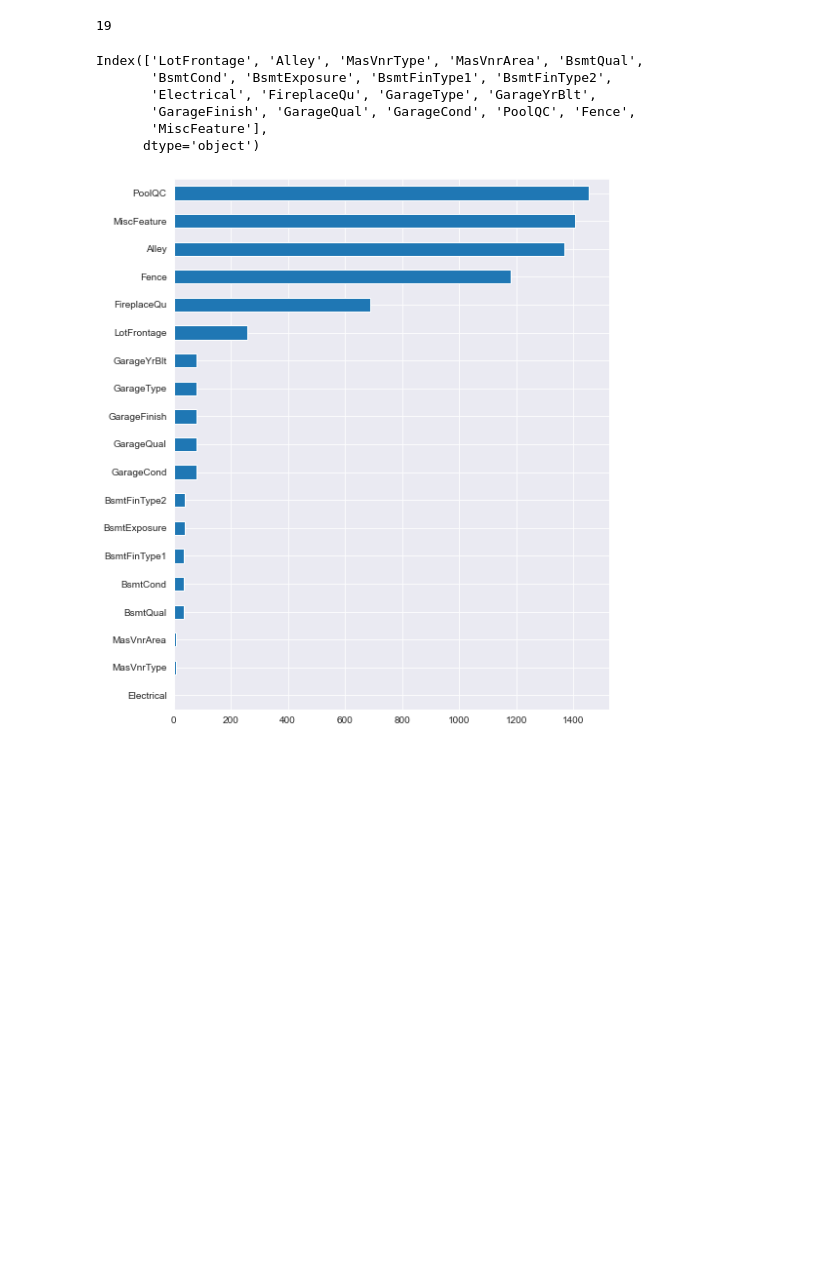
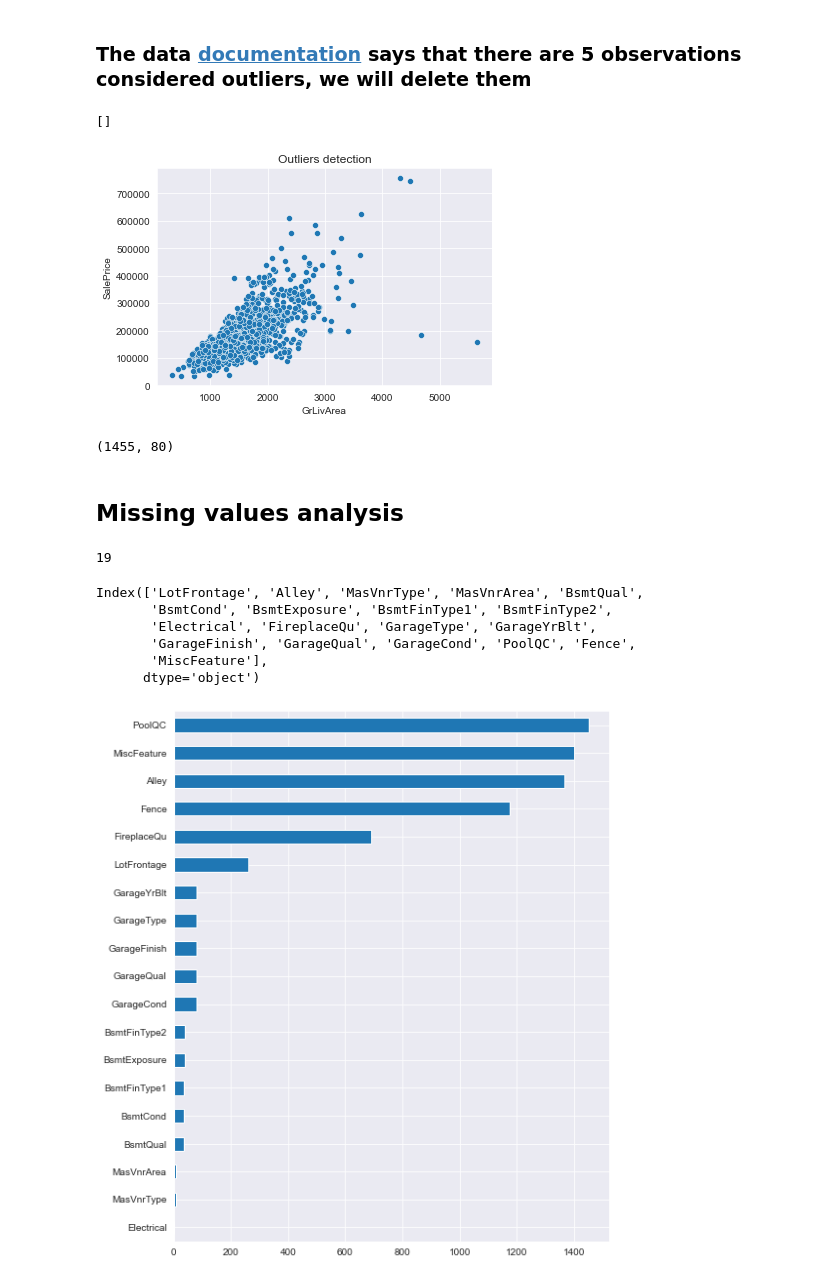
Before and after one commit to Inciarte/Projects-, a Jupyter notebook: House_prices.ipynb, the cells around one changed output. Saved outputs shown, nothing was run; the diff lists cells and outputs as text; code cells hidden in the pictures; blank space fills up the shorter version.

Commit message:
Price prediction of houses
2nd version. Although some models scored very well, a lot can be done.

```diff
--- a/House_prices.ipynb
+++ b/House_prices.ipynb
@@ -40,3 +53,23 @@ Train Shape: (1460, 81)
+# %% [markdown]
+### The data [documentation](https://ww2.amstat.org/publications/jse/v19n3/decock.pdf) says that there are 5 observations considered outliers, we will delete them
+# %%
+# We plot the outliers
+
+sns.scatterplot(train.GrLivArea,train.SalePrice)
+plt.title('Outliers detection')
+plt.plot()
+# %% [output]
+[]
+[figure, added]
+# %%
+# We delete the outliers
+outliers = train.GrLivArea.nlargest(5).index
+train = train.drop(outliers,axis=0)
+train.shape
+# %% [output]
+(1455, 80)
+# %% [markdown]
+## Missing values analysis
 # %%
 # We check how many columns have null values
 train.isnull().any().sum()
```
Also changed, not shown: parts of 41 cells of this notebook.
